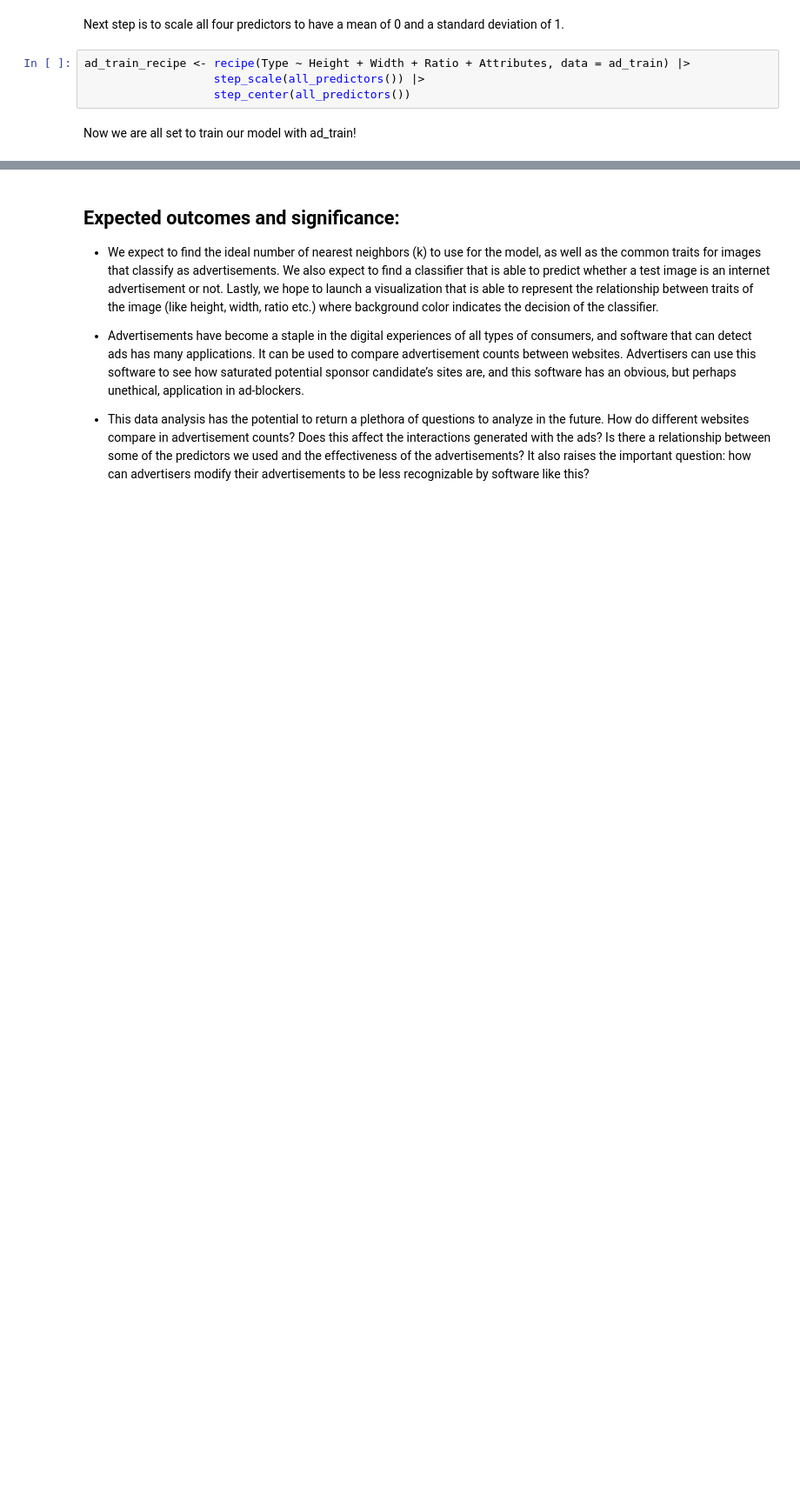
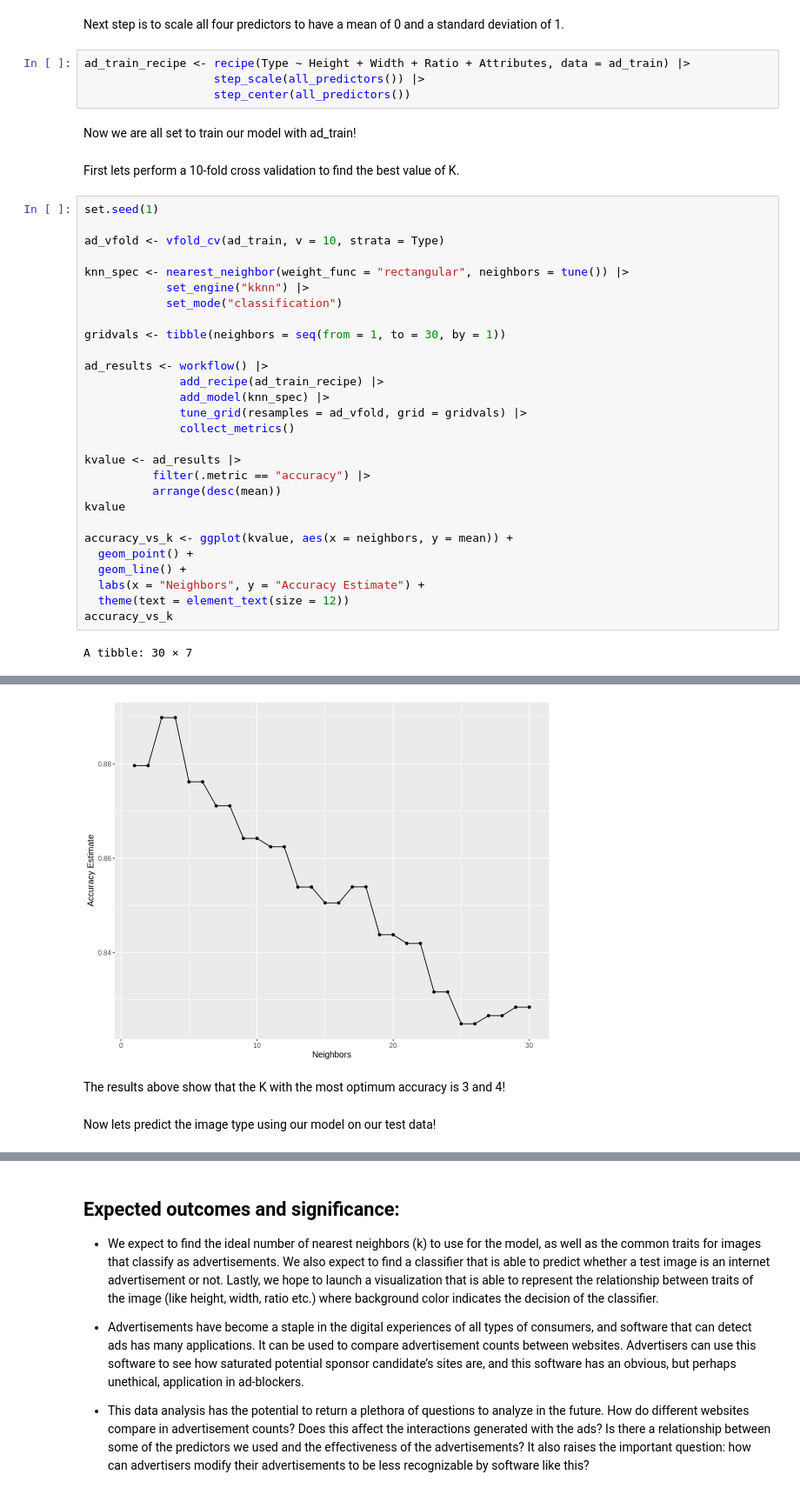
Before and after one commit to msamanthaf/Ad_Classification_DSCI, a Jupyter notebook: Advertisement_Classification.ipynb, the cells around one changed output, grey strips where cells are left out. Shown at 87% size. Saved outputs shown, nothing was run; the diff lists cells and outputs as text; blank space fills up the shorter version.

Commit message:
Training and prediction
Trained the model based on best value of K, and used KNN to predict and obtained the accuracy used on the testing set

```diff
--- a/Advertisement_Classification.ipynb
+++ b/Advertisement_Classification.ipynb
@@ -309,3 +309,35 @@ ad_train_recipe <- recipe(Type ~ Height + Width + Ratio + Attributes, data = ad_
                    step_center(all_predictors())
 # %% [markdown]
 Now we are all set to train our model with ad_train!
+# %% [markdown]
+First lets perform a 10-fold cross validation to find the best value of K.
+# %%
+set.seed(1)
+
+ad_vfold <- vfold_cv(ad_train, v = 10, strata = Type)
+
+knn_spec <- nearest_neighbor(weight_func = "rectangular", neighbors = tune()) |>
+            set_engine("kknn") |>
+            set_mode("classification")
+
+gridvals <- tibble(neighbors = seq(from = 1, to = 30, by = 1))
+
+ad_results <- workflow() |>
+              add_recipe(ad_train_recipe) |>
+              add_model(knn_spec) |>
+              tune_grid(resamples = ad_vfold, grid = gridvals) |>
+              collect_metrics()
+
+kvalue <- ad_results |>
+          filter(.metric == "accuracy") |>
+          arrange(desc(mean))
+kvalue
+
+accuracy_vs_k <- ggplot(kvalue, aes(x = neighbors, y = mean)) +
+  geom_point() +
+  geom_line() +
+  labs(x = "Neighbors", y = "Accuracy Estimate") +
+  theme(text = element_text(size = 12))
+accuracy_vs_k
+# %% [output]
+A tibble: 30 × 7
@@ -311,0 +362,5 @@ Now we are all set to train our model with ad_train!
+[figure, added]
+# %% [markdown]
+The results above show that the K with the most optimum accuracy is 3 and 4!
+# %% [markdown]
+Now lets predict the image type using our model on our test data!
```
Also changed, not shown: parts of 4 cells of this notebook.
